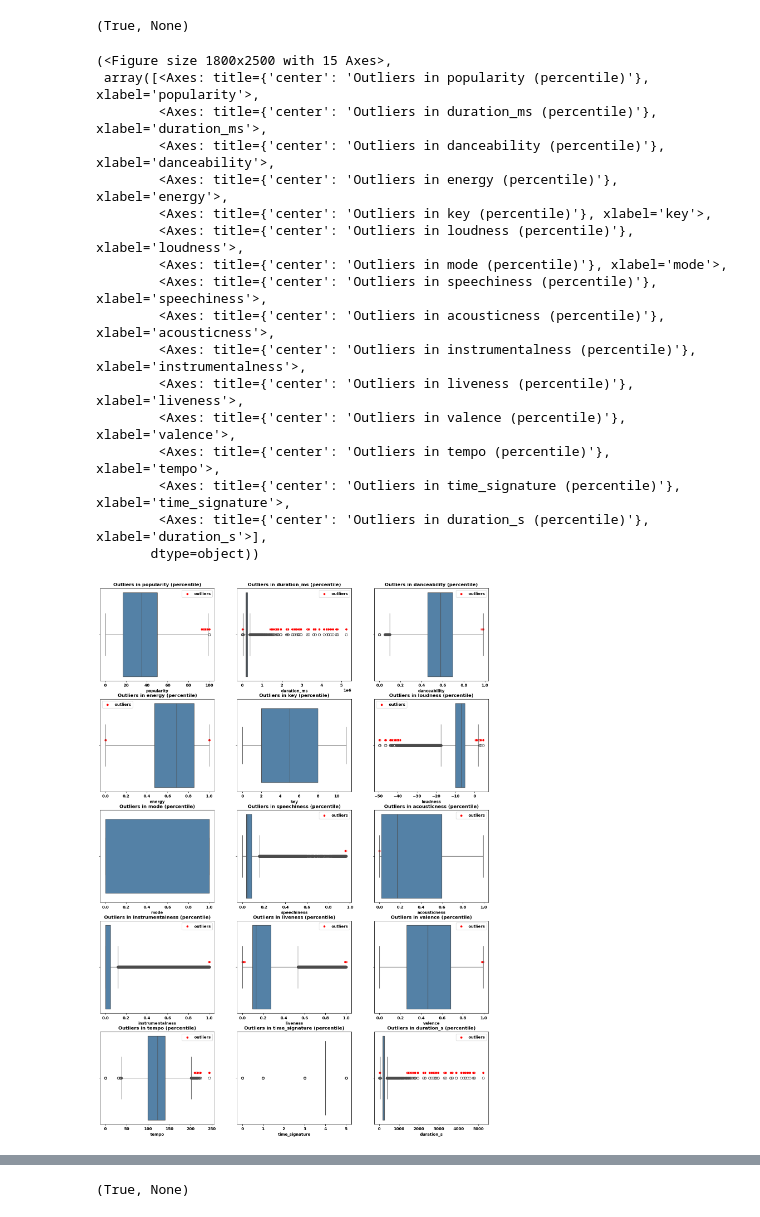
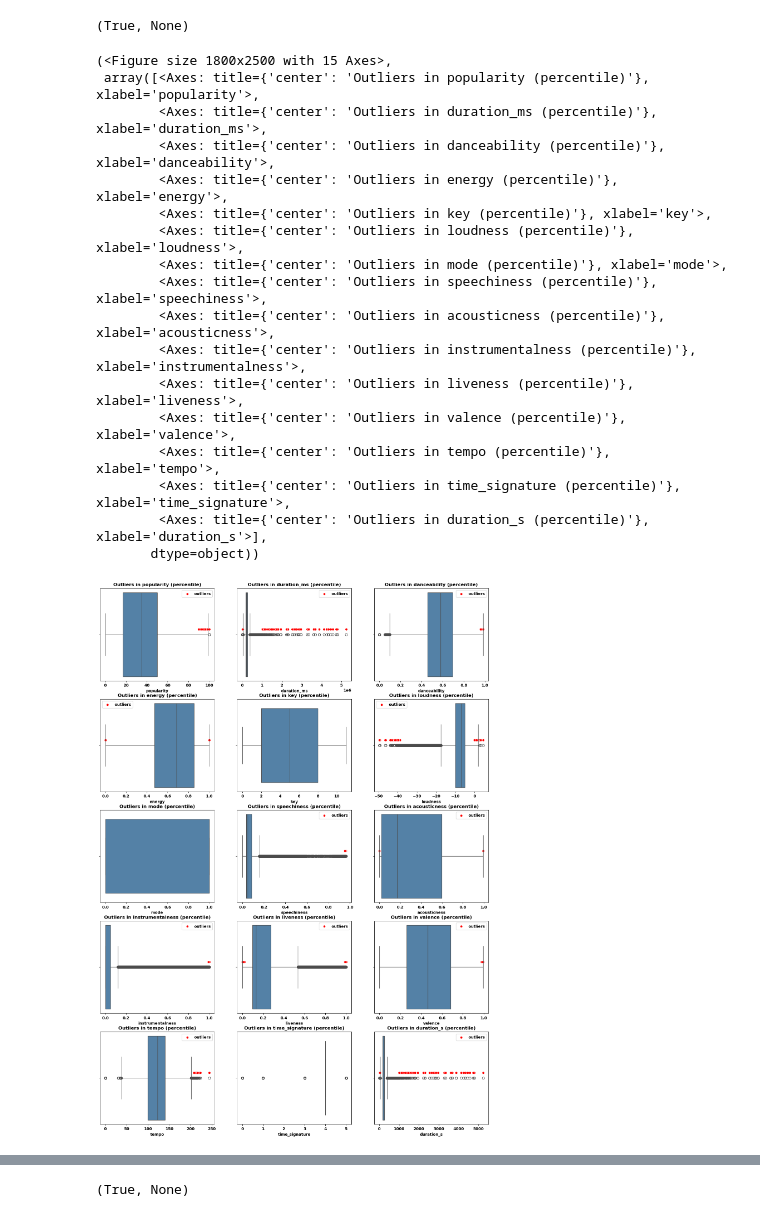
Before and after one commit to Wazard/grupoX-Final-Exam_Spotify, a Jupyter notebook: data/processed/analysis.ipynb, the cells around one changed output, grey strips where cells are left out. Cells and saved outputs as stored; diff of their text form; code cells hidden in the pictures.

```diff
--- a/data/processed/analysis.ipynb
+++ b/data/processed/analysis.ipynb
@@ -90,26 +90,26 @@ handler.try_add_col(target_col="duration_s", func=lambda x: x["duration_ms"]/1e3
 # %% [output]
 (True, None)
 # %%
-handler.get_outlier_case_study(upper_percentile=.9995, lower_percentile=.0005)
+handler.get_outlier_case_study(upper_percentile=.999, lower_percentile=.0005)
 # %% [output]
 (<Figure size 1800x2500 with 15 Axes>,
  array([<Axes: title={'center': 'Outliers in popularity (percentile)'}, xlabel='popularity'>,
         <Axes: title={'center': 'Outliers in duration_ms (percentile)'}, xlabel='duration_ms'>,
         <Axes: title={'center': 'Outliers in danceability (percentile)'}, xlabel='danceability'>,
         <Axes: title={'center': 'Outliers in energy (percentile)'}, xlabel='energy'>,
         <Axes: title={'center': 'Outliers in key (percentile)'}, xlabel='key'>,
         <Axes: title={'center': 'Outliers in loudness (percentile)'}, xlabel='loudness'>,
         <Axes: title={'center': 'Outliers in mode (percentile)'}, xlabel='mode'>,
         <Axes: title={'center': 'Outliers in speechiness (percentile)'}, xlabel='speechiness'>,
         <Axes: title={'center': 'Outliers in acousticness (percentile)'}, xlabel='acousticness'>,
         <Axes: title={'center': 'Outliers in instrumentalness (percentile)'}, xlabel='instrumentalness'>,
         <Axes: title={'center': 'Outliers in liveness (percentile)'}, xlabel='liveness'>,
         <Axes: title={'center': 'Outliers in valence (percentile)'}, xlabel='valence'>,
         <Axes: title={'center': 'Outliers in tempo (percentile)'}, xlabel='tempo'>,
         <Axes: title={'center': 'Outliers in time_signature (percentile)'}, xlabel='time_signature'>,
         <Axes: title={'center': 'Outliers in duration_s (percentile)'}, xlabel='duration_s'>],
        dtype=object))
-[figure, old version]
+[figure, new version]
 # %%
 mask = handler.df['duration_ms'] > 3e6
 handler.df[mask]
```
Also changed, not shown: parts of 7 cells of this notebook, 11 other files.
